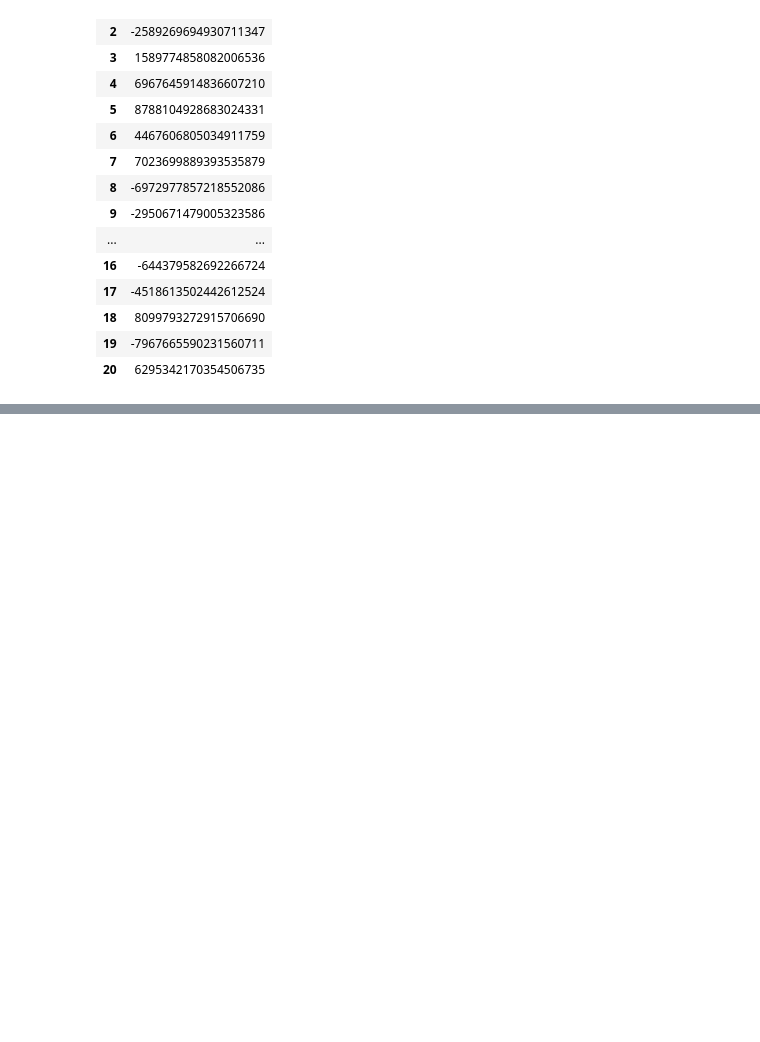
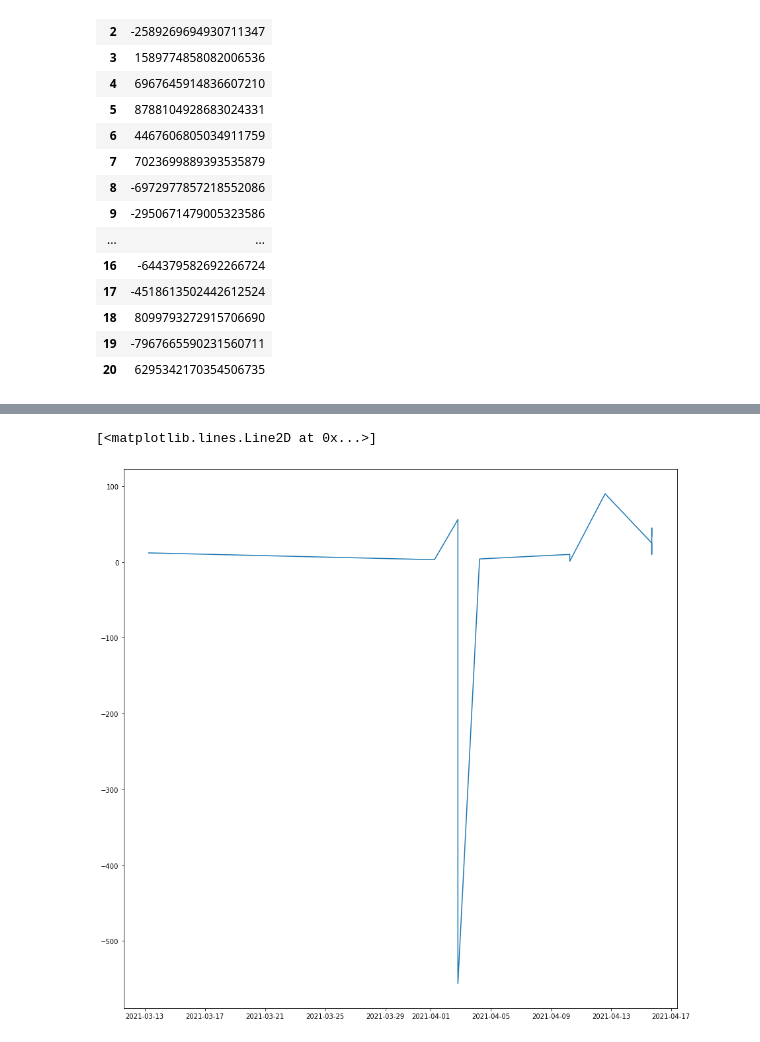
Before and after one commit to PurdueEats/backend, a Jupyter notebook: AllUserSummary.ipynb, the cells around one changed output, grey strips where cells are left out. Drawn from its saved outputs; the diff is of its cells as text; code cells hidden in the pictures; blank space fills up the shorter version.

```diff
--- a/AllUserSummary.ipynb
+++ b/AllUserSummary.ipynb
@@ -284,8 +241,3 @@ plt.imshow(wordcloud)
 | 18 | 8099793272915706690 |
 | 19 | -7967665590231560711 |
 | 20 | 6295342170354506735 |
-# %%
-def allTransactionsSummary():
-    transactions = runQuery( f"select UserID, TransactionAmount, Balance, Timestamp from  UserTransaction ")
-    return transactions.to_dataframe()
-allTransactionsSummary()
@@ -310,0 +244,2 @@ allTransactionsSummary()
+# %%
+transactions = allTransactionsSummary()
@@ -310,0 +248,6 @@ allTransactionsSummary()
+# %%
+transactions = transactions.sort_values(by=['Timestamp']) #sort df by time
+transactions = transactions[transactions.UserID != 0] #get rid of userid 0 since that's admin
+transactions = transactions[transactions.UserID != -2950671479005323586] #get rid of this weird transactoin that's -1000
+transactions = transactions[transactions.UserID != -7051850150604121449] #same with t his guyS
+transactions
@@ -310,0 +272,6 @@ allTransactionsSummary()
+# %%
+plt.figure(figsize=(15, 15))
+plt.plot(transactions.Timestamp,transactions.TransactionAmount)
+# %% [output]
+[<matplotlib.lines.Line2D at 0x...>]
+[figure, added]
```
Also changed, not shown: parts of 12 cells of this notebook.
